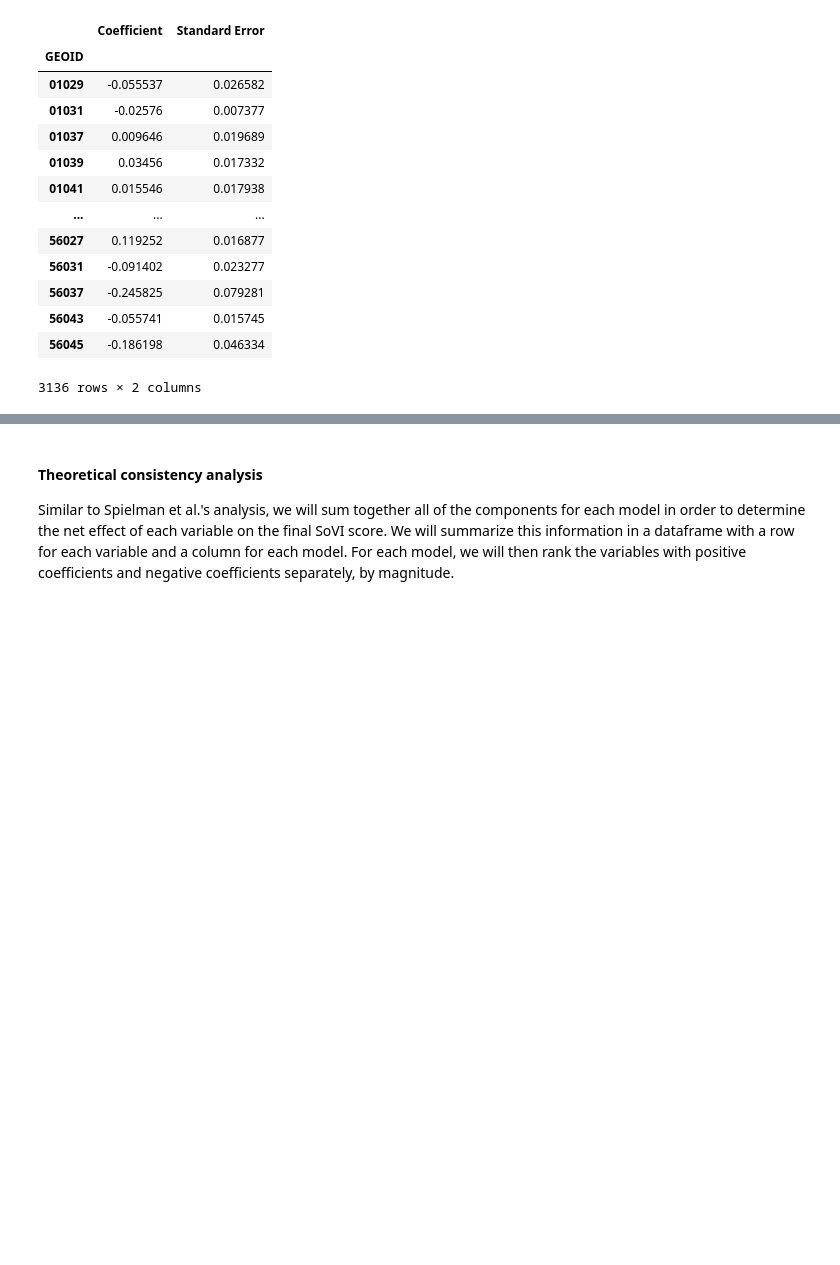
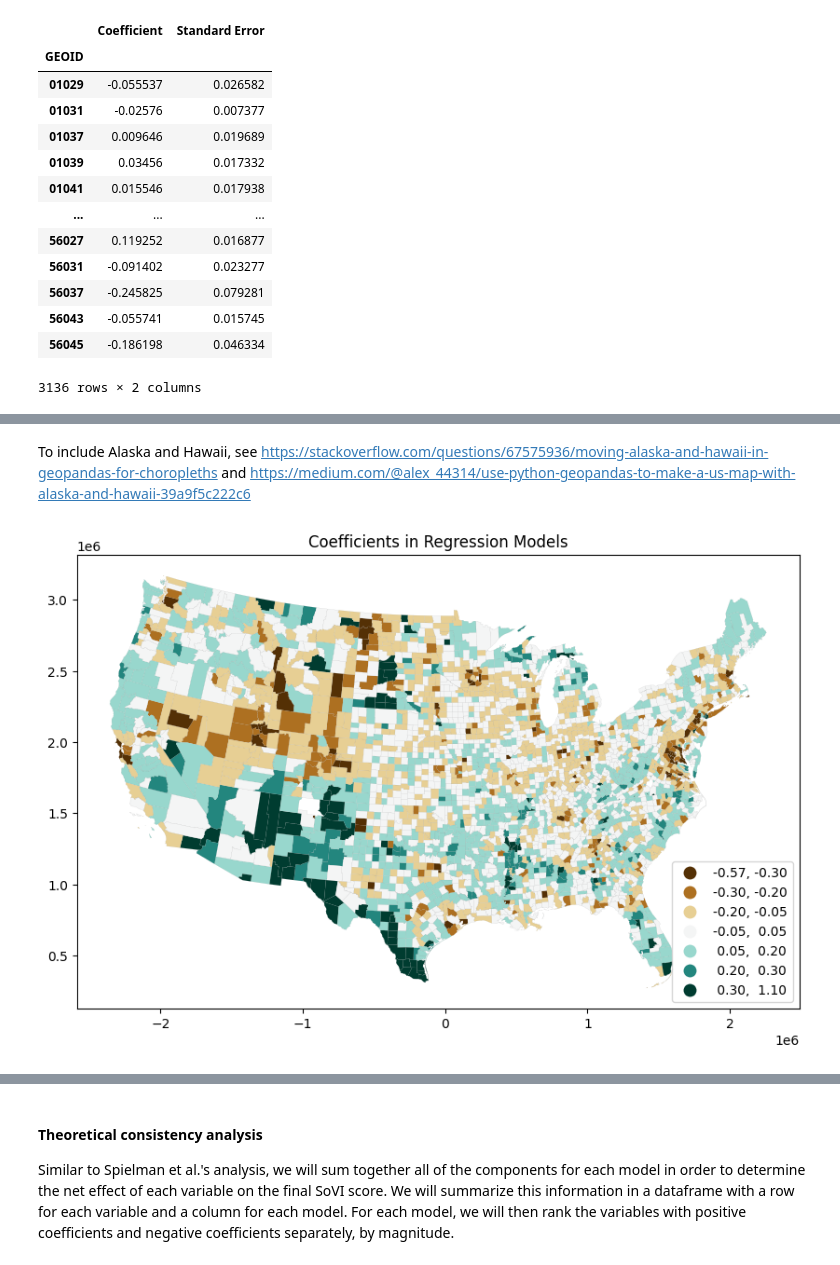
Before and after one commit to HEGSRR/RPl-Spielman-2020, a Jupyter notebook: procedure/code/RPl-Spielman-2020.ipynb, the cells around one changed output, grey strips where cells are left out. Saved outputs shown, nothing was run; the diff lists cells and outputs as text; code cells hidden in the pictures; blank space fills up the shorter version.

Commit message:
working on figures

```diff
--- a/procedure/code/RPl-Spielman-2020.ipynb
+++ b/procedure/code/RPl-Spielman-2020.ipynb
@@ -874,3 +881,7 @@ ic_results
 | 56043 | -0.055741 | 0.015745 |
 | 56045 | -0.186198 | 0.046334 |
 3136 rows × 2 columns
+# %%
+ic_results = counties_shp.merge(ic_results, how = "inner", right_index = True, left_on = 'GEOID')
+# %%
+ic_results_no_ak_hi = ic_results.loc[~ic_results['STATE'].isin(['02', '15'])]
@@ -876,0 +904,12 @@ ic_results
+# %% [markdown]
+To include Alaska and Hawaii, see https://stackoverflow.com/questions/67575936/moving-alaska-and-hawaii-in-geopandas-for-choropleths and https://medium.com/@alex_44314/use-python-geopandas-to-make-a-us-map-with-alaska-and-hawaii-39a9f5c222c6
+# %%
+fig, ax = plt.subplots(figsize=(10, 8))
+
+ax.set_title("Coefficients in Regression Models")
+ic_results_no_ak_hi = ic_results_no_ak_hi.to_crs("EPSG:5070")
+ic_results_no_ak_hi.plot(ax = ax, cmap = 'BrBG', column = "Coefficient", scheme="User_Defined",
+                         edgecolor = 'grey', linewidth = .05,
+                         legend=True, legend_kwds={'loc': 'lower right'}, classification_kwds=dict(bins=[-0.3,-.2,-.05,.05,.2,0.3]));
+# %% [output]
+[figure, added]
```
Also changed, not shown: parts of 3 cells of this notebook.
